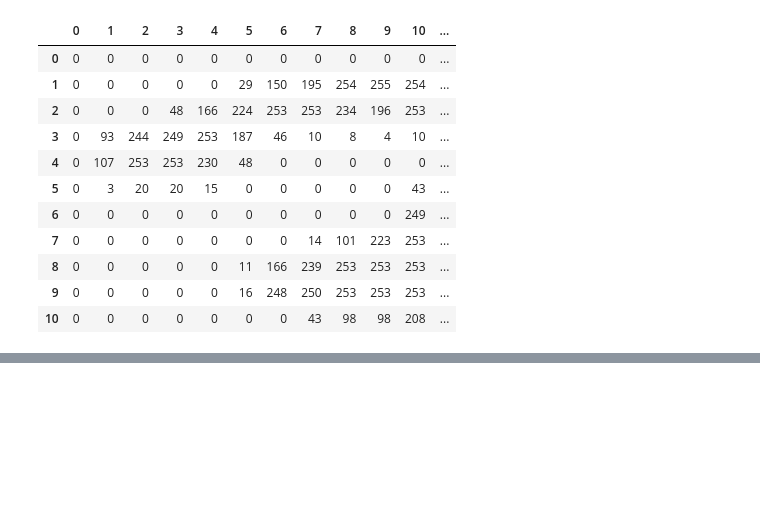
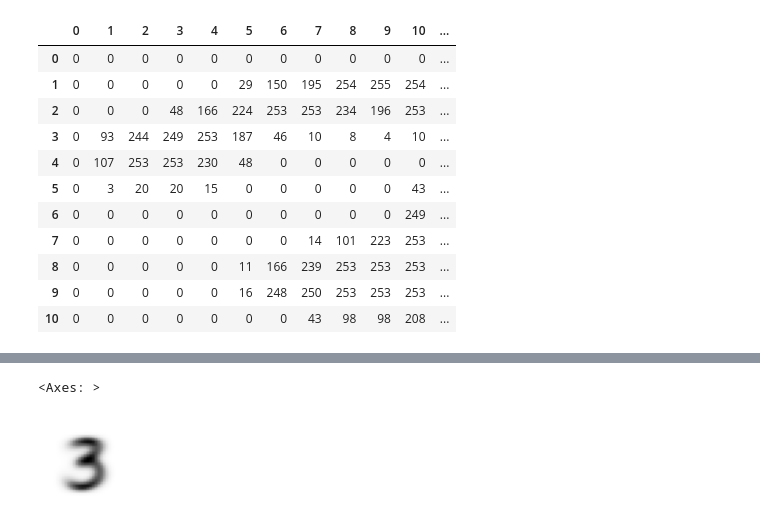
Before and after one commit to atozncoder/ai, a Jupyter notebook: BookChapter4.ipynb, the cells around one changed output, grey strips where cells are left out. Drawn from its saved outputs; the diff is of its cells as text; code cells hidden in the pictures; blank space fills up the shorter version.

```diff
--- a/BookChapter4.ipynb
+++ b/BookChapter4.ipynb
@@ -67,0 +87,7 @@ df.style.set_properties(**{'font-size':'6pt'}).background_gradient('Blues')
+# %%
+mean3 = stacked_threes.mean(0)
+show_image(mean3)
+# mean3.shape
+# %% [output]
+<Axes: >
+[figure, added]
```
Also changed, not shown: parts of 22 cells of this notebook.
